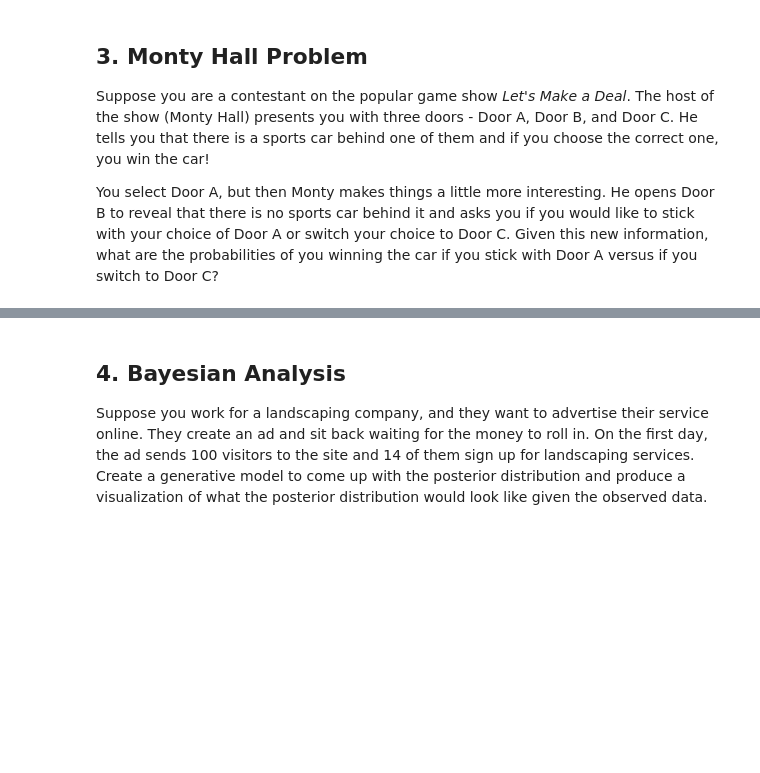
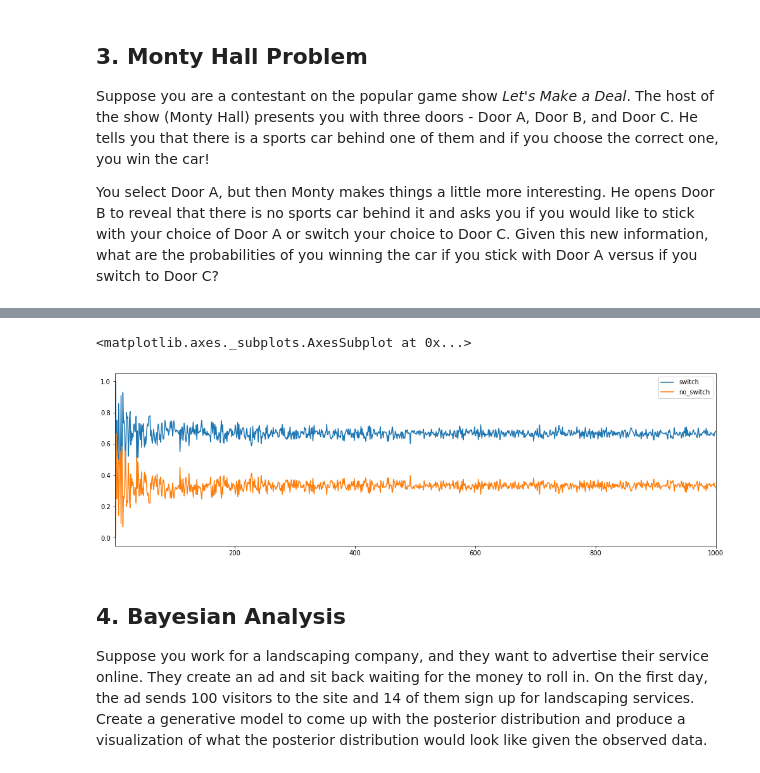
Before and after one commit to herreradelduque/dataptmad1019, a Jupyter notebook: module-2/lab-bayesian-statistics/your-code/main.ipynb, the cells around one changed output, grey strips where cells are left out. Cells and saved outputs as stored; diff of their text form; code cells hidden in the pictures; blank space fills up the shorter version.

```diff
--- a/module-2/lab-bayesian-statistics/your-code/main.ipynb
+++ b/module-2/lab-bayesian-statistics/your-code/main.ipynb
@@ -206,0 +215,31 @@ monty_hall
+# %%
+def monty_hall():
+    [[selected_door, winning_door]] = np.random.randint(low=1,high=4,size=(1,2))
+    if selected_door == winning_door:
+    # When the contestant's initial selection is the winning door, Monty chooses from
+    # the two remaining doors at random. Both remaining doors contain goats.
+    # Then, the door in which a contestant would switch to contains a goat.
+        return False
+    else:
+    # When the contestant's initial selection does not contain a car, theirinitial
+    # selection contains a goat. Monty then opens the other door containinga goat,
+    # leaving the car behind the switching door.
+    # Then, the door in which a contestant would switch to contains a goat.
+        return True
+# %%
+def simulate_monty_hall(simulations):
+    switching_results = 0
+    not_switching_results = 0
+    for x in range(simulations):
+        if monty_hall():
+            switching_results += 1
+        else:
+            not_switching_results += 1
+    return switching_results / simulations, not_switching_results / simulations
+# %%
+n_simulations = 1000
+# %%
+simulations = [simulate_monty_hall(i+1) for i in range(n_simulations)]
+df = pd.DataFrame(simulations, columns=['switch', 'no_switch'])
+df.index = df.index + 1
+df.head(10)
@@ -207,3 +258,8 @@ monty_hall
+# %%
+df.plot(figsize=(17,5))
+# %% [output]
+<matplotlib.axes._subplots.AxesSubplot at 0x...>
+[figure, added]
 # %% [markdown]
 ## 4. Bayesian Analysis
 
```
Also changed, not shown: parts of 21 cells of this notebook.
